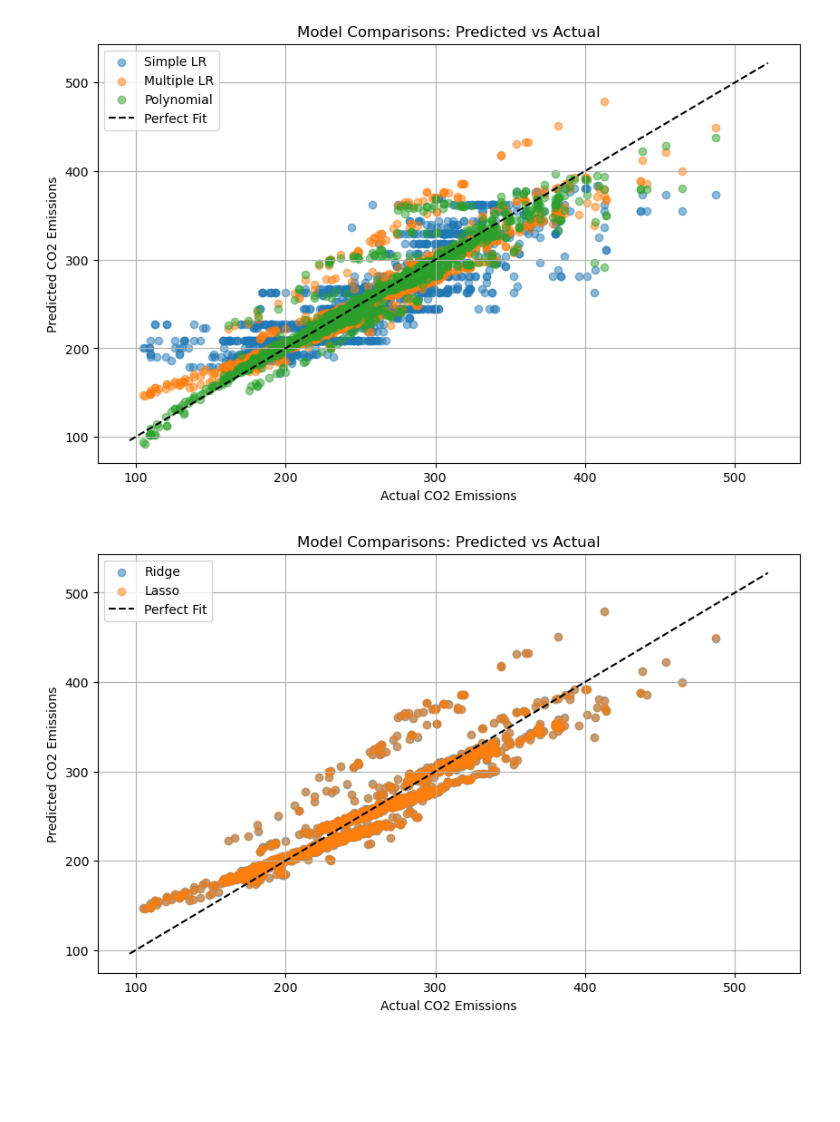
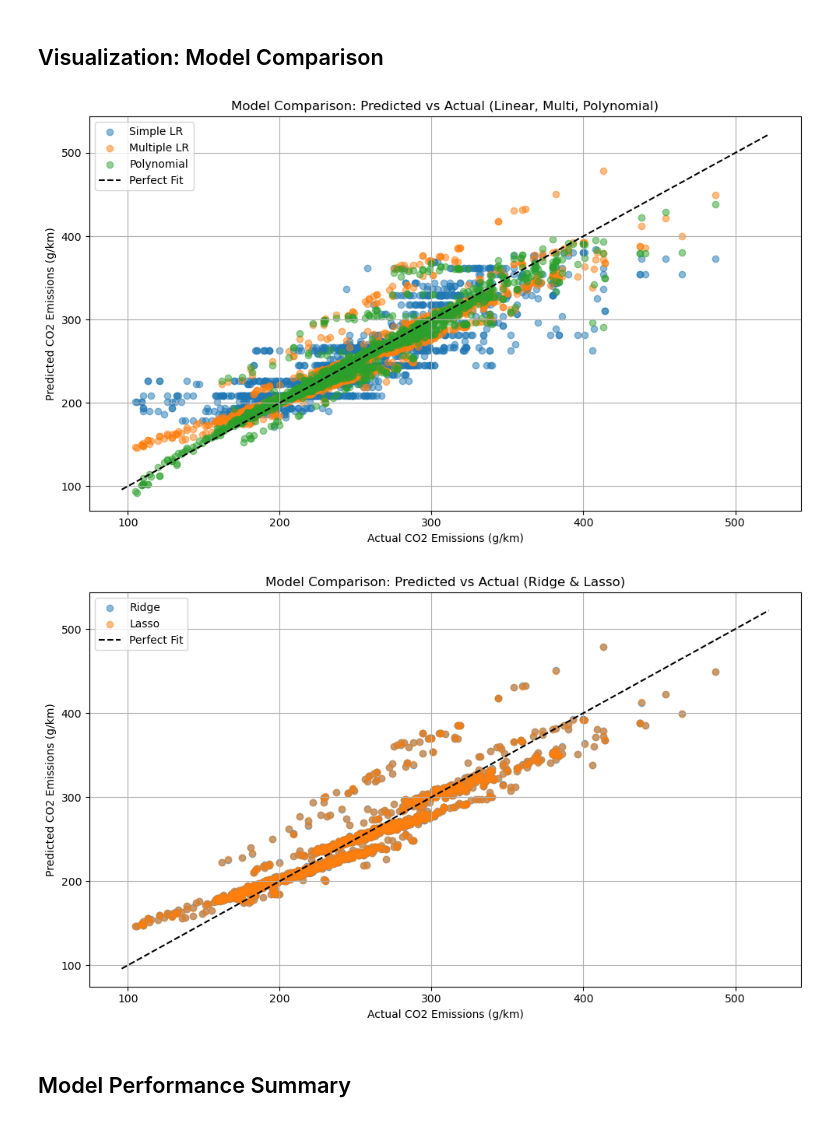
Before and after one commit to dharani20dharan/Machine_Learning, a Jupyter notebook: Level_1_Projects/Linear_Regression/Regression_CO2.ipynb, the cells around one changed output. Cells and saved outputs as stored; diff of their text form; code cells hidden in the pictures; blank space fills up the shorter version.

Commit message:
CO2 Emissions Predicition Analysis

```diff
--- a/Level_1_Projects/Linear_Regression/Regression_CO2.ipynb
+++ b/Level_1_Projects/Linear_Regression/Regression_CO2.ipynb
@@ -97,0 +96,9 @@ R²: 0.8772939977088724
+# %%
+poly_features = PolynomialFeatures(degree=2)
+X_train_poly = poly_features.fit_transform(X_train_multi)
+X_test_poly = poly_features.transform(X_test_multi)
+
+poly_model = LinearRegression()
+poly_model.fit(X_train_poly, y_train)
+y_pred_poly = poly_model.predict(X_test_poly)
+poly_results = evaluate_model("Polynomial Regression (Degree=2)", y_test, y_pred_poly)
@@ -110,28 +145,32 @@ plt.show()
+# %% [markdown]
+## Visualization: Model Comparison
 # %%
-# Compare All Models
 plt.figure(figsize=(10, 6))
 plt.scatter(y_test, y_pred_simple, alpha=0.5, label='Simple LR')
 plt.scatter(y_test, y_pred_multi, alpha=0.5, label='Multiple LR')
 plt.scatter(y_test, y_pred_poly, alpha=0.5, label='Polynomial')
 plt.plot([y.min(), y.max()], [y.min(), y.max()], 'k--', label='Perfect Fit')
-plt.xlabel('Actual CO2 Emissions')
-plt.ylabel('Predicted CO2 Emissions')
-plt.title('Model Comparisons: Predicted vs Actual')
+plt.xlabel('Actual CO2 Emissions (g/km)')
+plt.ylabel('Predicted CO2 Emissions (g/km)')
+plt.title('Model Comparison: Predicted vs Actual (Linear, Multi, Polynomial)')
 plt.legend()
 plt.grid(True)
+plt.tight_layout()
 plt.show()
+
+plt.figure(figsize=(10, 6))
+plt.scatter(y_test, y_pred_ridge, alpha=0.5, label='Ridge')
+plt.scatter(y_test, y_pred_lasso, alpha=0.5, label='Lasso')
+plt.plot([y.min(), y.max()], [y.min(), y.max()], 'k--', label='Perfect Fit')
+plt.xlabel('Actual CO2 Emissions (g/km)')
+plt.ylabel('Predicted CO2 Emissions (g/km)')
+plt.title('Model Comparison: Predicted vs Actual (Ridge & Lasso)')
+plt.legend()
+plt.grid(True)
+plt.tight_layout()
+plt.show()
 # %% [output]
-[figure, old version]
+[figure, new version]
+[figure, added]
-# %%
-plt.figure(figsize=(10, 6))
-plt.scatter(y_test, y_pred_ridge, alpha=0.5, label='Ridge')
-plt.scatter(y_test, y_pred_lasso, alpha=0.5, label='Lasso')
-plt.plot([y.min(), y.max()], [y.min(), y.max()], 'k--', label='Perfect Fit')
-plt.xlabel('Actual CO2 Emissions')
-plt.ylabel('Predicted CO2 Emissions')
-plt.title('Model Comparisons: Predicted vs Actual')
-plt.legend()
-plt.grid(True)
-plt.show()
-# %% [output]
-[figure, removed]
+# %% [markdown]
+## Model Performance Summary
```
Also changed, not shown: parts of 25 cells of this notebook, 1 other file.
